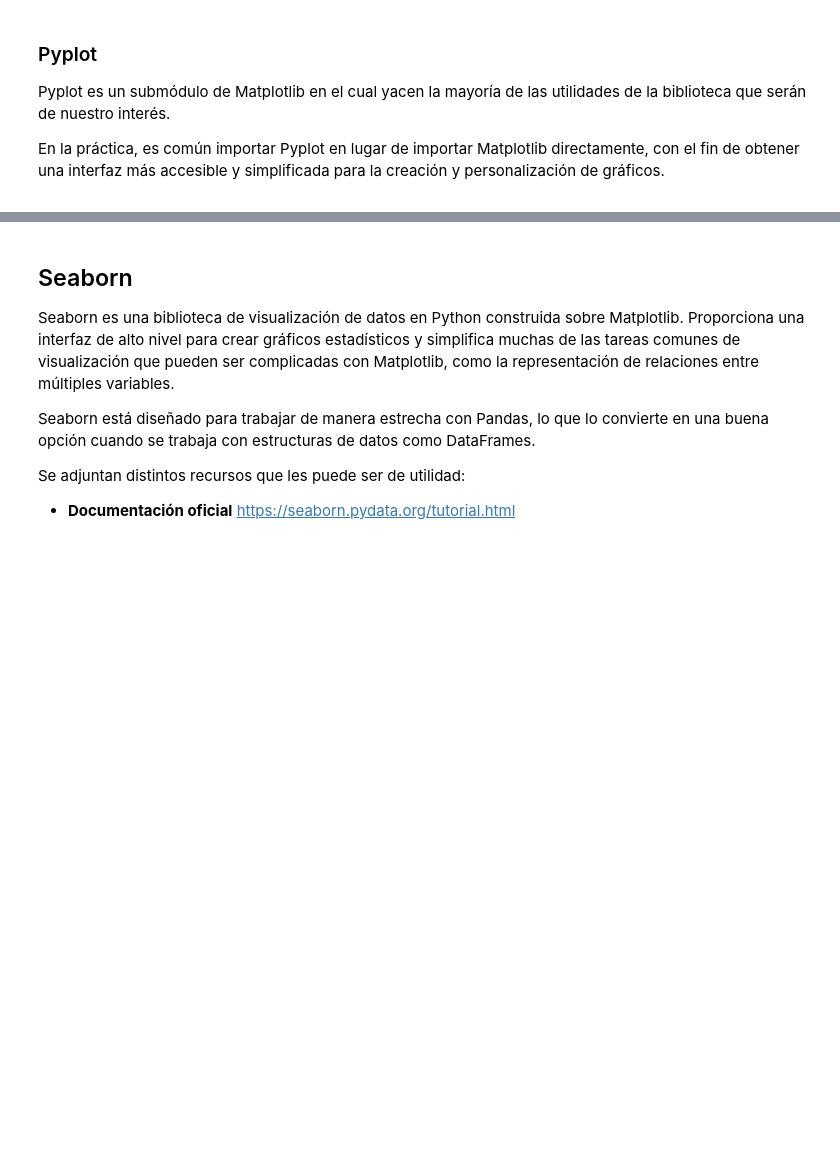
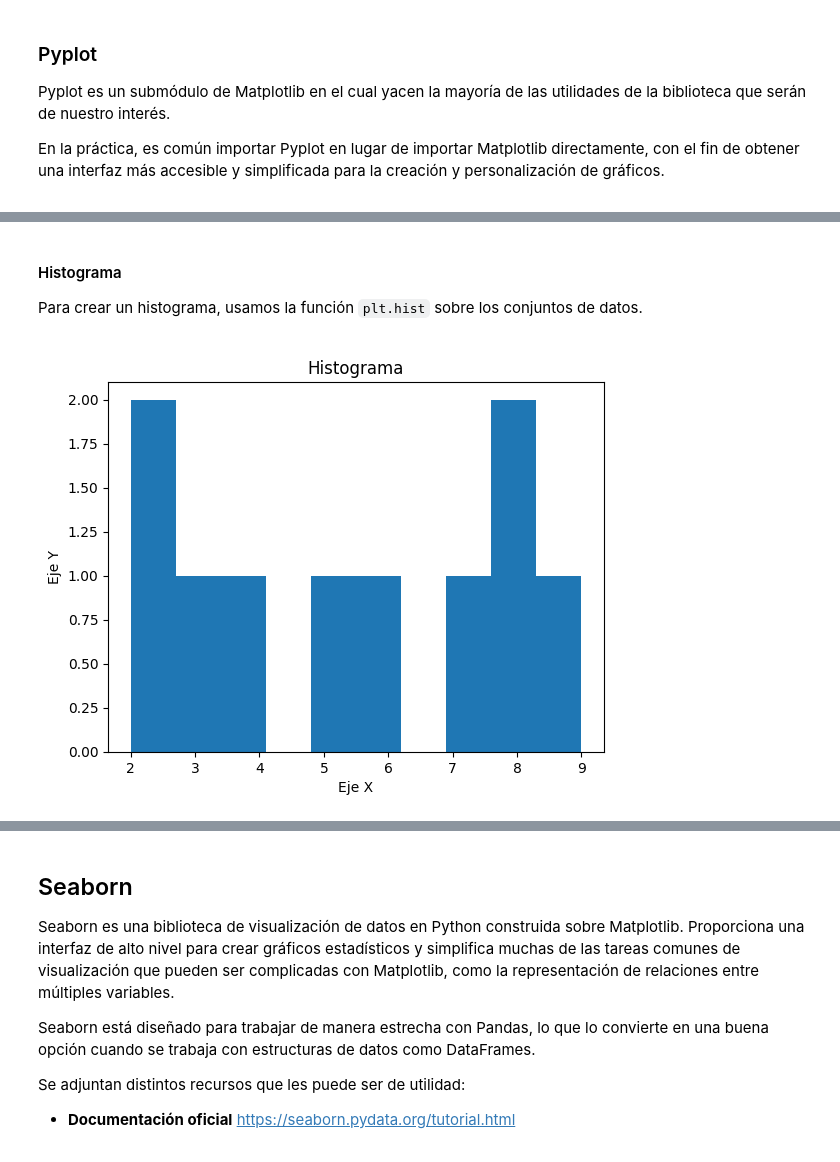
Before and after one commit to narmijoc/INF280-LEC, a Jupyter notebook: CH2-Visualización_Datos.ipynb, the cells around one changed output, grey strips where cells are left out. Cells and saved outputs as stored; diff of their text form; code cells hidden in the pictures; blank space fills up the shorter version.

```diff
--- a/CH2-Visualización_Datos.ipynb
+++ b/CH2-Visualización_Datos.ipynb
@@ -249,0 +201,19 @@ plt.show()
+# %% [markdown]
+<div id='graficos_histograma'>
+
+#### Histograma
+
+Para crear un histograma, usamos la función `plt.hist` sobre los conjuntos de datos.
+# %%
+# Dibujamos el gráfico
+plt.hist(y1)
+
+# Personalizamos el gráfico
+plt.title("Histograma")
+plt.xlabel("Eje X")
+plt.ylabel("Eje Y")
+
+# Mostramos el gráfico
+plt.show()
+# %% [output]
+[figure, added]
```
Also changed, not shown: parts of 41 cells of this notebook, 1 other file.
